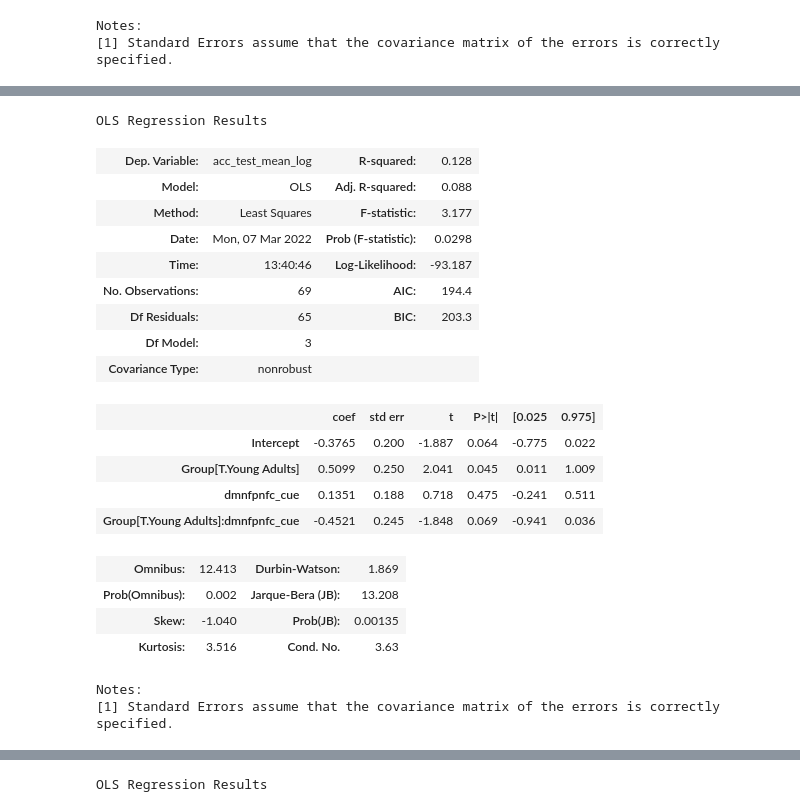
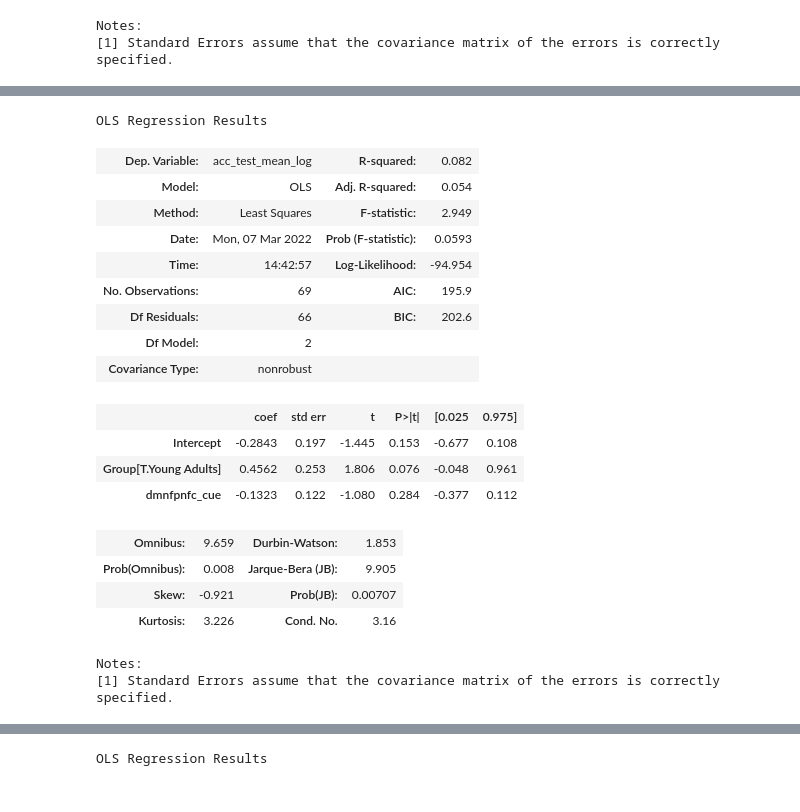
Before and after one commit to mcmahonmc/dissertation, a Jupyter notebook: Statistics.ipynb, the cells around one changed output, grey strips where cells are left out. Drawn from its saved outputs; the diff is of its cells as text; code cells hidden in the pictures.

```diff
--- a/Statistics.ipynb
+++ b/Statistics.ipynb
@@ -1128,29 +1126,28 @@ Notes:
 # %%
 regVars = ['acc_test_mean_log', 'dmnfpnfc_cue']
 regdf = df[['Group', 'sex'] + regVars].dropna()[['Group', 'sex']].join(df[regVars].dropna().apply(stats.zscore))
 regdf[regdf['dmnfpnfc_cue'].abs() < 3]
 
-smf.ols(formula='acc_test_mean_log ~ Group * dmnfpnfc_cue', data=regdf).fit().summary()
+smf.ols(formula='acc_test_mean_log ~ Group + dmnfpnfc_cue', data=regdf).fit().summary()
 # %% [output]
 OLS Regression Results
-| Dep. Variable: | acc_test_mean_log | R-squared: | 0.128 |
-| Model: | OLS | Adj. R-squared: | 0.088 |
-| Method: | Least Squares | F-statistic: | 3.177 |
-| Date: | Mon, 07 Mar 2022 | Prob (F-statistic): | 0.0298 |
-| Time: | 13:40:46 | Log-Likelihood: | -93.187 |
-| No. Observations: | 69 | AIC: | 194.4 |
-| Df Residuals: | 65 | BIC: | 203.3 |
-| Df Model: | 3 |  |  |
+| Dep. Variable: | acc_test_mean_log | R-squared: | 0.082 |
+| Model: | OLS | Adj. R-squared: | 0.054 |
+| Method: | Least Squares | F-statistic: | 2.949 |
+| Date: | Mon, 07 Mar 2022 | Prob (F-statistic): | 0.0593 |
+| Time: | 14:42:57 | Log-Likelihood: | -94.954 |
+| No. Observations: | 69 | AIC: | 195.9 |
+| Df Residuals: | 66 | BIC: | 202.6 |
+| Df Model: | 2 |  |  |
 | Covariance Type: | nonrobust |  |  |
 |  | coef | std err | t | P>|t| | [0.025 | 0.975] |
-| Intercept | -0.3765 | 0.200 | -1.887 | 0.064 | -0.775 | 0.022 |
-| Group[T.Young Adults] | 0.5099 | 0.250 | 2.041 | 0.045 | 0.011 | 1.009 |
-| dmnfpnfc_cue | 0.1351 | 0.188 | 0.718 | 0.475 | -0.241 | 0.511 |
-| Group[T.Young Adults]:dmnfpnfc_cue | -0.4521 | 0.245 | -1.848 | 0.069 | -0.941 | 0.036 |
+| Intercept | -0.2843 | 0.197 | -1.445 | 0.153 | -0.677 | 0.108 |
+| Group[T.Young Adults] | 0.4562 | 0.253 | 1.806 | 0.076 | -0.048 | 0.961 |
+| dmnfpnfc_cue | -0.1323 | 0.122 | -1.080 | 0.284 | -0.377 | 0.112 |
-| Omnibus: | 12.413 | Durbin-Watson: | 1.869 |
-| Prob(Omnibus): | 0.002 | Jarque-Bera (JB): | 13.208 |
-| Skew: | -1.040 | Prob(JB): | 0.00135 |
-| Kurtosis: | 3.516 | Cond. No. | 3.63 |
+| Omnibus: | 9.659 | Durbin-Watson: | 1.853 |
+| Prob(Omnibus): | 0.008 | Jarque-Bera (JB): | 9.905 |
+| Skew: | -0.921 | Prob(JB): | 0.00707 |
+| Kurtosis: | 3.226 | Cond. No. | 3.16 |
 Notes:
 [1] Standard Errors assume that the covariance matrix of the errors is correctly specified.
 # %%
```
Also changed, not shown: parts of 25 cells of this notebook, 5 other files.
